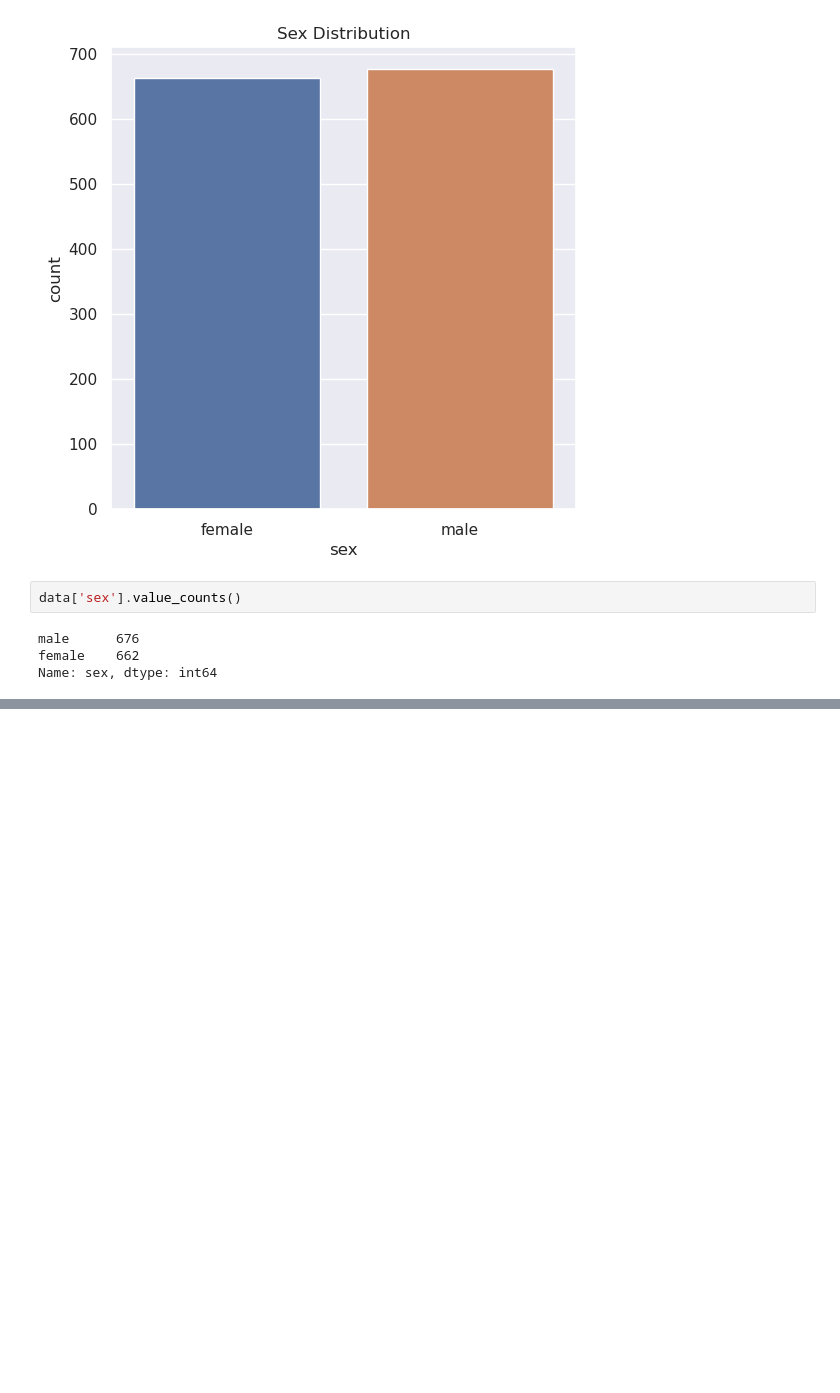
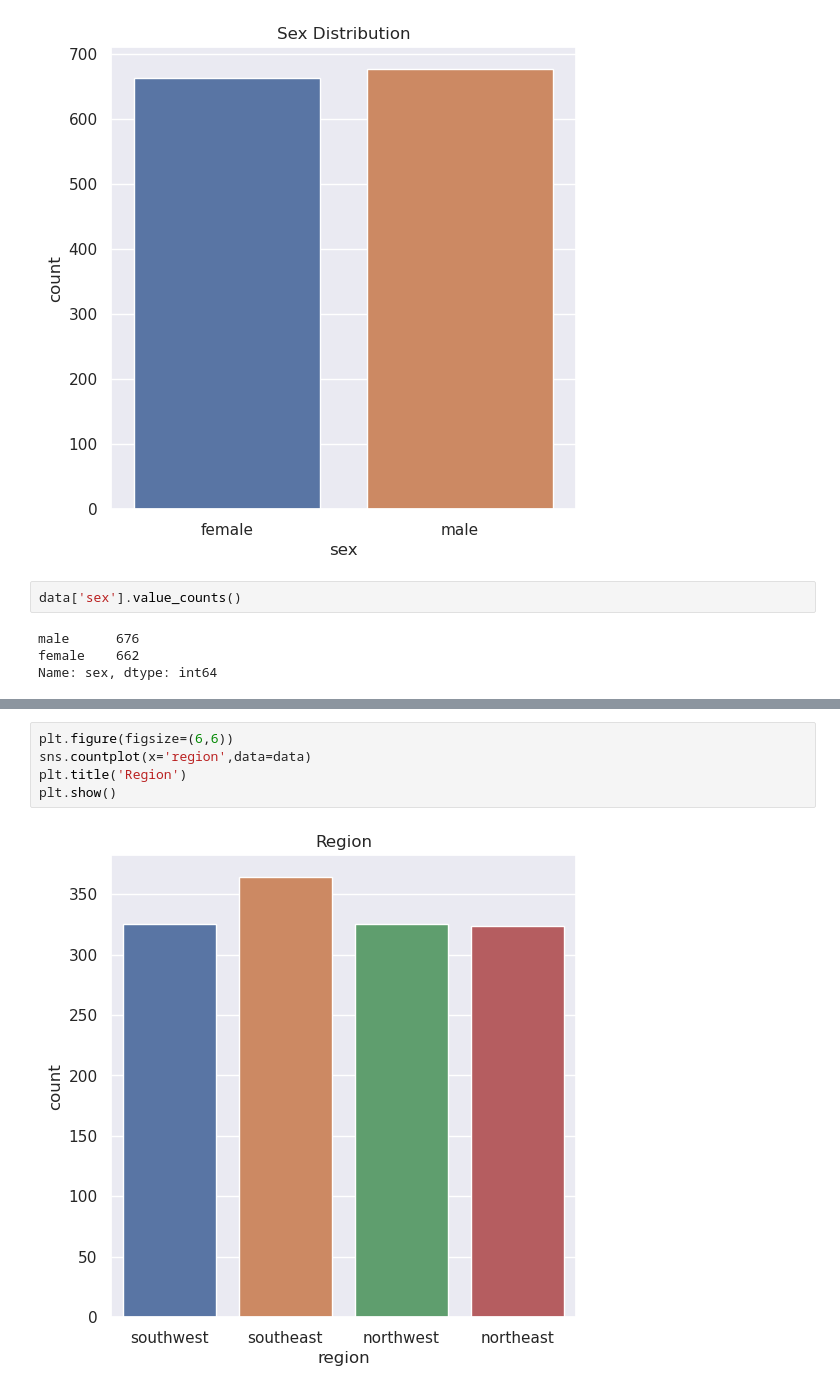
Before and after one commit to Nargesmohammadi/Machine-Learining-Projects, a Jupyter notebook: Medical Insurance Cost Prediction/Insurance cost prediction.ipynb, the cells around one changed output, grey strips where cells are left out. Drawn from its saved outputs; the diff is of its cells as text; blank space fills up the shorter version.

```diff
--- a/Medical Insurance Cost Prediction/Insurance cost prediction.ipynb
+++ b/Medical Insurance Cost Prediction/Insurance cost prediction.ipynb
@@ -91,0 +122,7 @@ plt.show()
+# %%
+plt.figure(figsize=(6,6))
+sns.countplot(x='region',data=data)
+plt.title('Region')
+plt.show()
+# %% [output]
+[figure, added]
```
Also changed, not shown: parts of 12 cells of this notebook, 1 other file.
